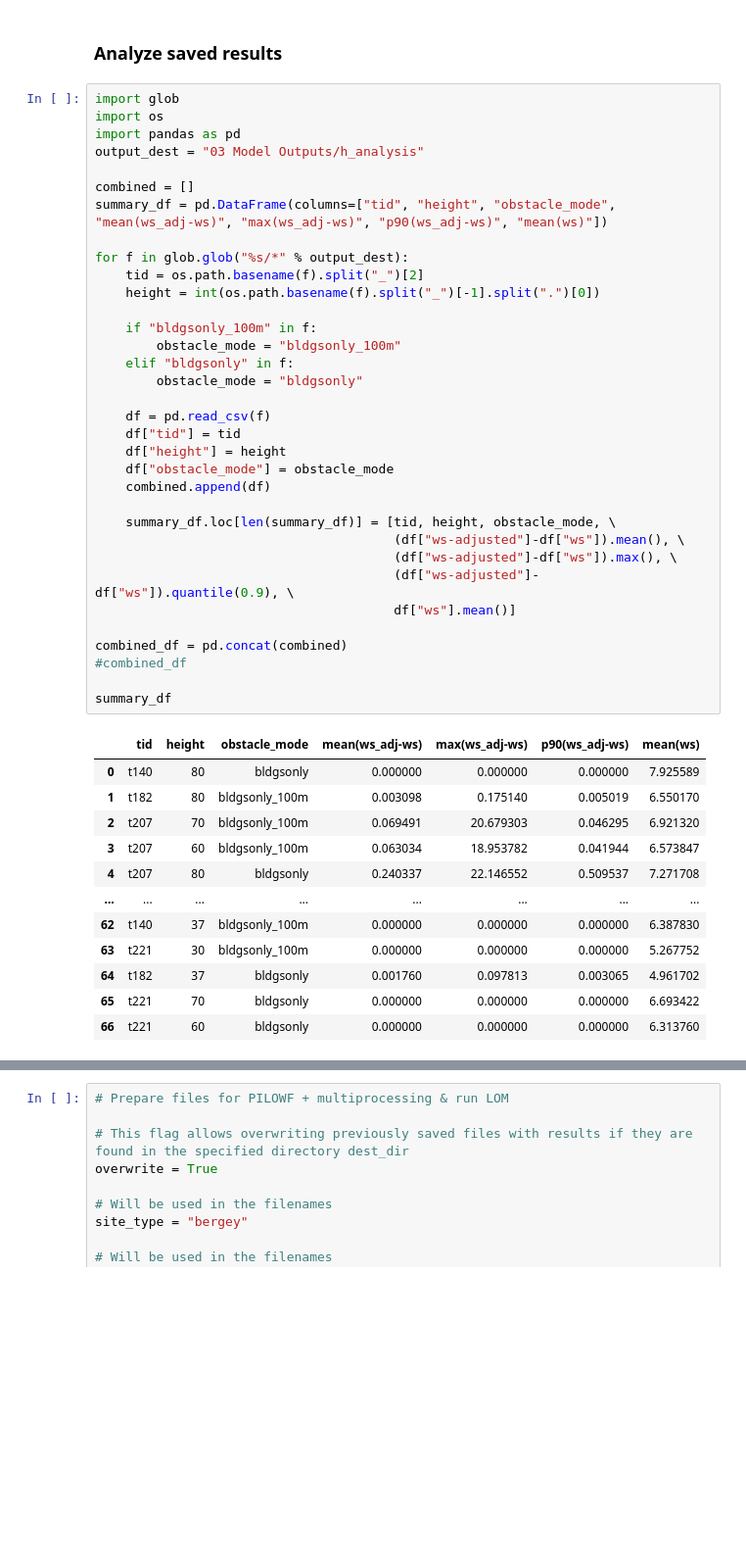
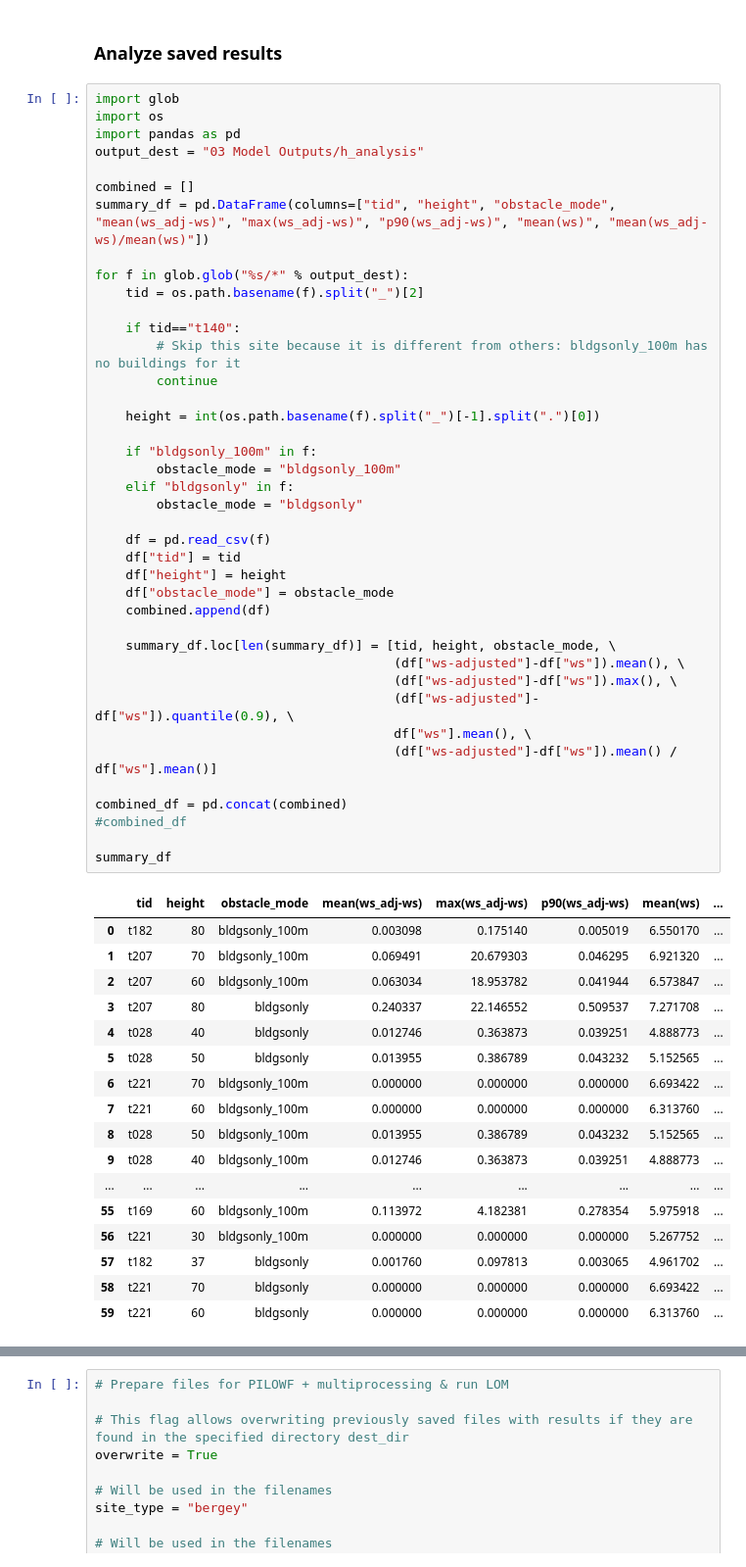
Before and after one commit to NREL/dw-tap, a Jupyter notebook: notebooks/validation/03 Run PILOWF-H_analysis.ipynb, the cells around one changed output, grey strips where cells are left out. Shown at 98% size. Saved outputs shown, nothing was run; the diff lists cells and outputs as text; blank space fills up the shorter version.

```diff
--- a/notebooks/validation/03 Run PILOWF-H_analysis.ipynb
+++ b/notebooks/validation/03 Run PILOWF-H_analysis.ipynb
@@ -367,44 +367,55 @@ import os
 import pandas as pd
 output_dest = "03 Model Outputs/h_analysis"
 
 combined = []
-summary_df = pd.DataFrame(columns=["tid", "height", "obstacle_mode", "mean(ws_adj-ws)", "max(ws_adj-ws)", "p90(ws_adj-ws)", "mean(ws)"])
+summary_df = pd.DataFrame(columns=["tid", "height", "obstacle_mode", "mean(ws_adj-ws)", "max(ws_adj-ws)", "p90(ws_adj-ws)", "mean(ws)", "mean(ws_adj-ws)/mean(ws)"])
 
 for f in glob.glob("%s/*" % output_dest):
     tid = os.path.basename(f).split("_")[2]
+
+    if tid=="t140":
+        # Skip this site because it is different from others: bldgsonly_100m has no buildings for it
+        continue
+
     height = int(os.path.basename(f).split("_")[-1].split(".")[0])
 
     if "bldgsonly_100m" in f:
         obstacle_mode = "bldgsonly_100m"
     elif "bldgsonly" in f:
         obstacle_mode = "bldgsonly"
 
     df = pd.read_csv(f)
     df["tid"] = tid
     df["height"] = height
     df["obstacle_mode"] = obstacle_mode
     combined.append(df)
 
     summary_df.loc[len(summary_df)] = [tid, height, obstacle_mode, \
                                        (df["ws-adjusted"]-df["ws"]).mean(), \
                                        (df["ws-adjusted"]-df["ws"]).max(), \
                                        (df["ws-adjusted"]-df["ws"]).quantile(0.9), \
-                                       df["ws"].mean()]
+                                       df["ws"].mean(), \
+                                       (df["ws-adjusted"]-df["ws"]).mean() / df["ws"].mean()]
 
 combined_df = pd.concat(combined)
 #combined_df
 
 summary_df
 # %% [output]
-|  | tid | height | obstacle_mode | mean(ws_adj-ws) | max(ws_adj-ws) | p90(ws_adj-ws) | mean(ws) |
-| 0 | t140 | 80 | bldgsonly | 0.000000 | 0.000000 | 0.000000 | 7.925589 |
-| 1 | t182 | 80 | bldgsonly_100m | 0.003098 | 0.175140 | 0.005019 | 6.550170 |
-| 2 | t207 | 70 | bldgsonly_100m | 0.069491 | 20.679303 | 0.046295 | 6.921320 |
-| 3 | t207 | 60 | bldgsonly_100m | 0.063034 | 18.953782 | 0.041944 | 6.573847 |
-| 4 | t207 | 80 | bldgsonly | 0.240337 | 22.146552 | 0.509537 | 7.271708 |
-| ... | ... | ... | ... | ... | ... | ... | ... |
-| 62 | t140 | 37 | bldgsonly_100m | 0.000000 | 0.000000 | 0.000000 | 6.387830 |
-| 63 | t221 | 30 | bldgsonly_100m | 0.000000 | 0.000000 | 0.000000 | 5.267752 |
-| 64 | t182 | 37 | bldgsonly | 0.001760 | 0.097813 | 0.003065 | 4.961702 |
-| 65 | t221 | 70 | bldgsonly | 0.000000 | 0.000000 | 0.000000 | 6.693422 |
-| 66 | t221 | 60 | bldgsonly | 0.000000 | 0.000000 | 0.000000 | 6.313760 |
+|  | tid | height | obstacle_mode | mean(ws_adj-ws) | max(ws_adj-ws) | p90(ws_adj-ws) | mean(ws) | ... |
+| 0 | t182 | 80 | bldgsonly_100m | 0.003098 | 0.175140 | 0.005019 | 6.550170 | ... |
+| 1 | t207 | 70 | bldgsonly_100m | 0.069491 | 20.679303 | 0.046295 | 6.921320 | ... |
+| 2 | t207 | 60 | bldgsonly_100m | 0.063034 | 18.953782 | 0.041944 | 6.573847 | ... |
+| 3 | t207 | 80 | bldgsonly | 0.240337 | 22.146552 | 0.509537 | 7.271708 | ... |
+| 4 | t028 | 40 | bldgsonly | 0.012746 | 0.363873 | 0.039251 | 4.888773 | ... |
+| 5 | t028 | 50 | bldgsonly | 0.013955 | 0.386789 | 0.043232 | 5.152565 | ... |
+| 6 | t221 | 70 | bldgsonly_100m | 0.000000 | 0.000000 | 0.000000 | 6.693422 | ... |
+| 7 | t221 | 60 | bldgsonly_100m | 0.000000 | 0.000000 | 0.000000 | 6.313760 | ... |
+| 8 | t028 | 50 | bldgsonly_100m | 0.013955 | 0.386789 | 0.043232 | 5.152565 | ... |
+| 9 | t028 | 40 | bldgsonly_100m | 0.012746 | 0.363873 | 0.039251 | 4.888773 | ... |
+| ... | ... | ... | ... | ... | ... | ... | ... | ... |
+| 55 | t169 | 60 | bldgsonly_100m | 0.113972 | 4.182381 | 0.278354 | 5.975918 | ... |
+| 56 | t221 | 30 | bldgsonly_100m | 0.000000 | 0.000000 | 0.000000 | 5.267752 | ... |
+| 57 | t182 | 37 | bldgsonly | 0.001760 | 0.097813 | 0.003065 | 4.961702 | ... |
+| 58 | t221 | 70 | bldgsonly | 0.000000 | 0.000000 | 0.000000 | 6.693422 | ... |
+| 59 | t221 | 60 | bldgsonly | 0.000000 | 0.000000 | 0.000000 | 6.313760 | ... |
```
Also changed, not shown: parts of 4 cells of this notebook, 1 other file.
